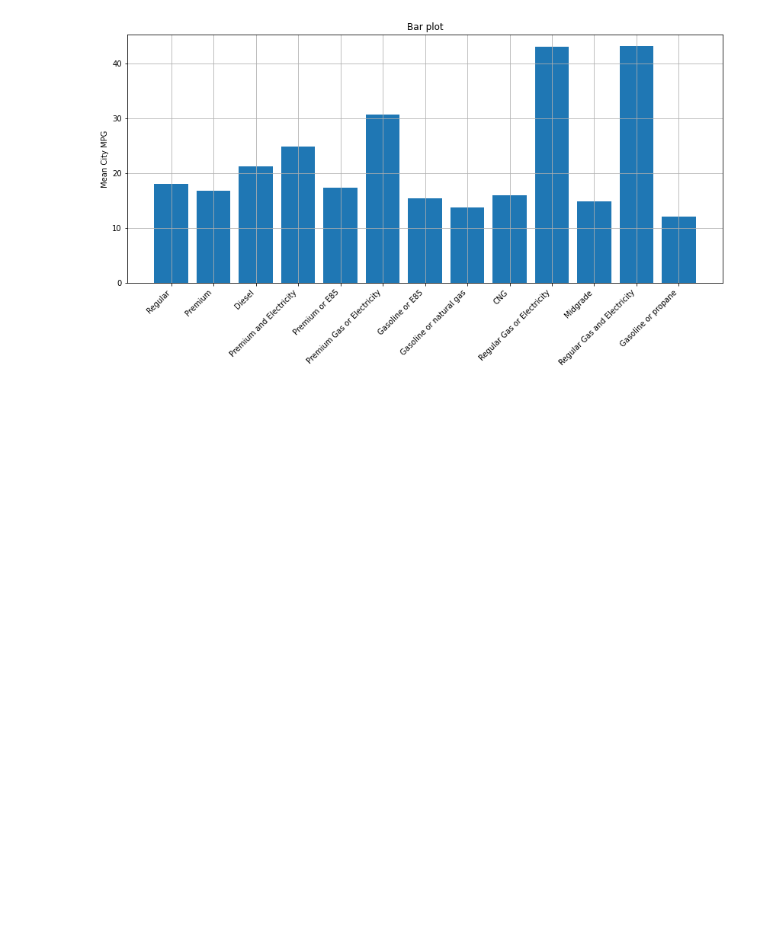
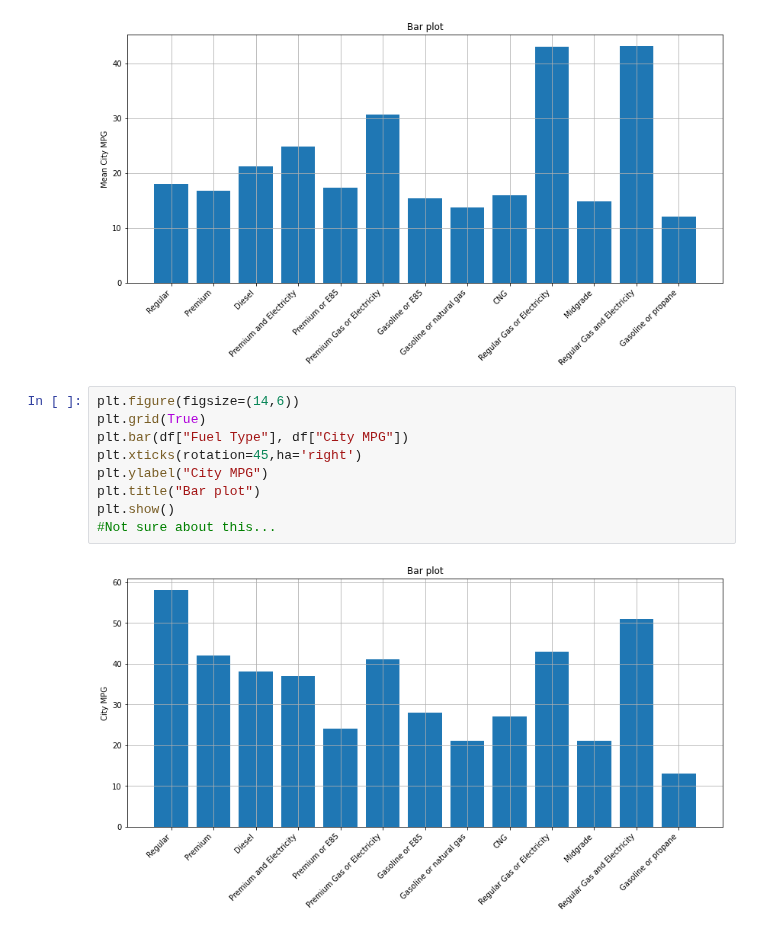
Before and after one commit to ironhack-datalabs/datamad1020, a Jupyter notebook: module-1/lab-matplotlib-seaborn/your-code/challenge-1.ipynb, the cells around one changed output. Drawn from its saved outputs; the diff is of its cells as text; blank space fills up the shorter version.

```diff
--- a/module-1/lab-matplotlib-seaborn/your-code/challenge-1.ipynb
+++ b/module-1/lab-matplotlib-seaborn/your-code/challenge-1.ipynb
@@ -218,3 +218,14 @@ plt.title("Bar plot")
 plt.show()
 # %% [output]
 [figure]
+# %%
+plt.figure(figsize=(14,6))
+plt.grid(True)
+plt.bar(df["Fuel Type"], df["City MPG"])
+plt.xticks(rotation=45,ha='right')
+plt.ylabel("City MPG")
+plt.title("Bar plot")
+plt.show()
+#Not sure about this...
+# %% [output]
+[figure, added]
```
Also changed, not shown: 2 other files.
